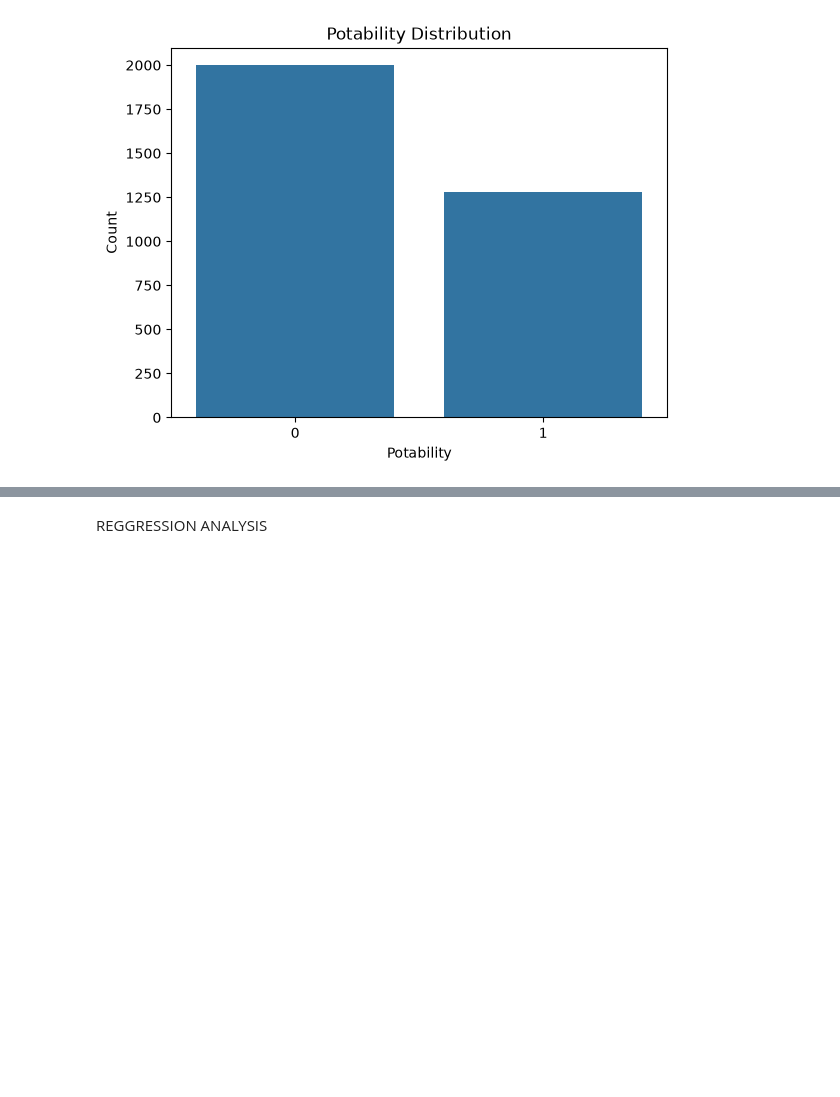
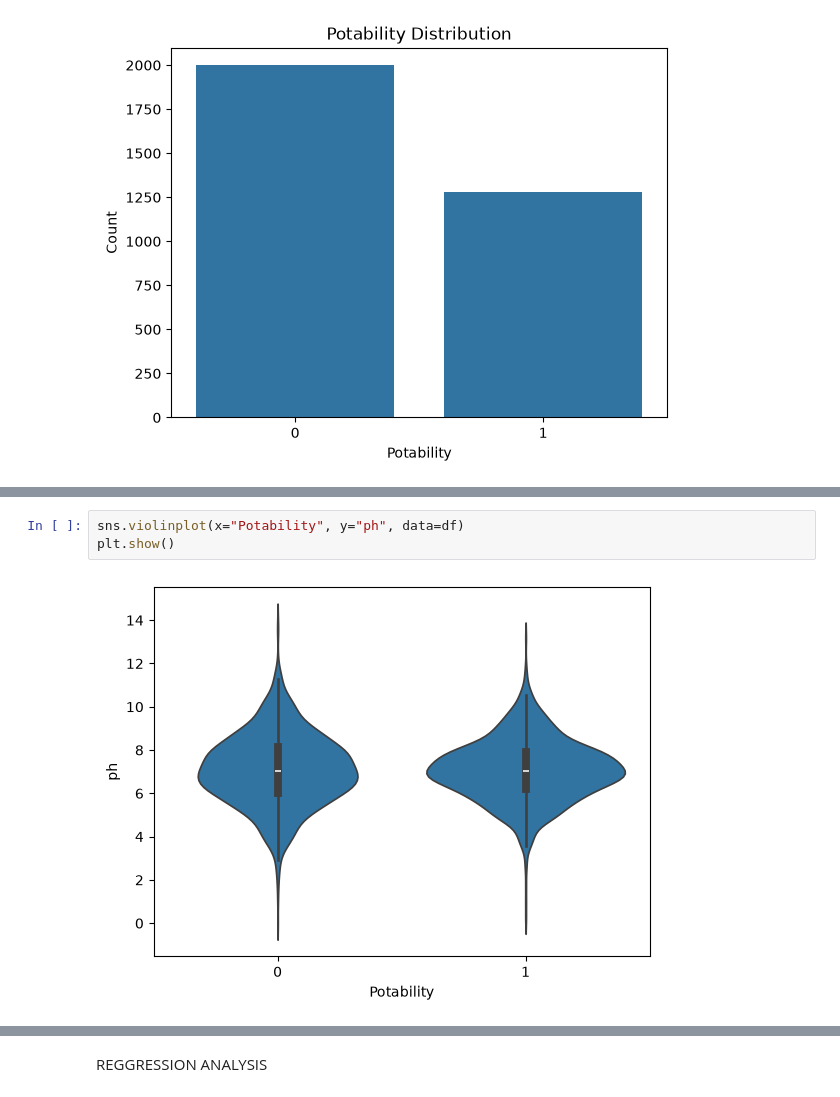
Before and after one commit to mehdiigouch/WATER-POTABILITY-USING-ML-PROJECT_V2, a Jupyter notebook: ANALYSIS/EDA.ipynb, the cells around one changed output, grey strips where cells are left out. Saved outputs shown, nothing was run; the diff lists cells and outputs as text; blank space fills up the shorter version.

```diff
--- a/ANALYSIS/EDA.ipynb
+++ b/ANALYSIS/EDA.ipynb
@@ -220,0 +237,5 @@ Name: proportion, dtype: float64
+# %%
+sns.violinplot(x="Potability", y="ph", data=df)
+plt.show()
+# %% [output]
+[figure, added]
```
Also changed, not shown: parts of 11 cells of this notebook.
